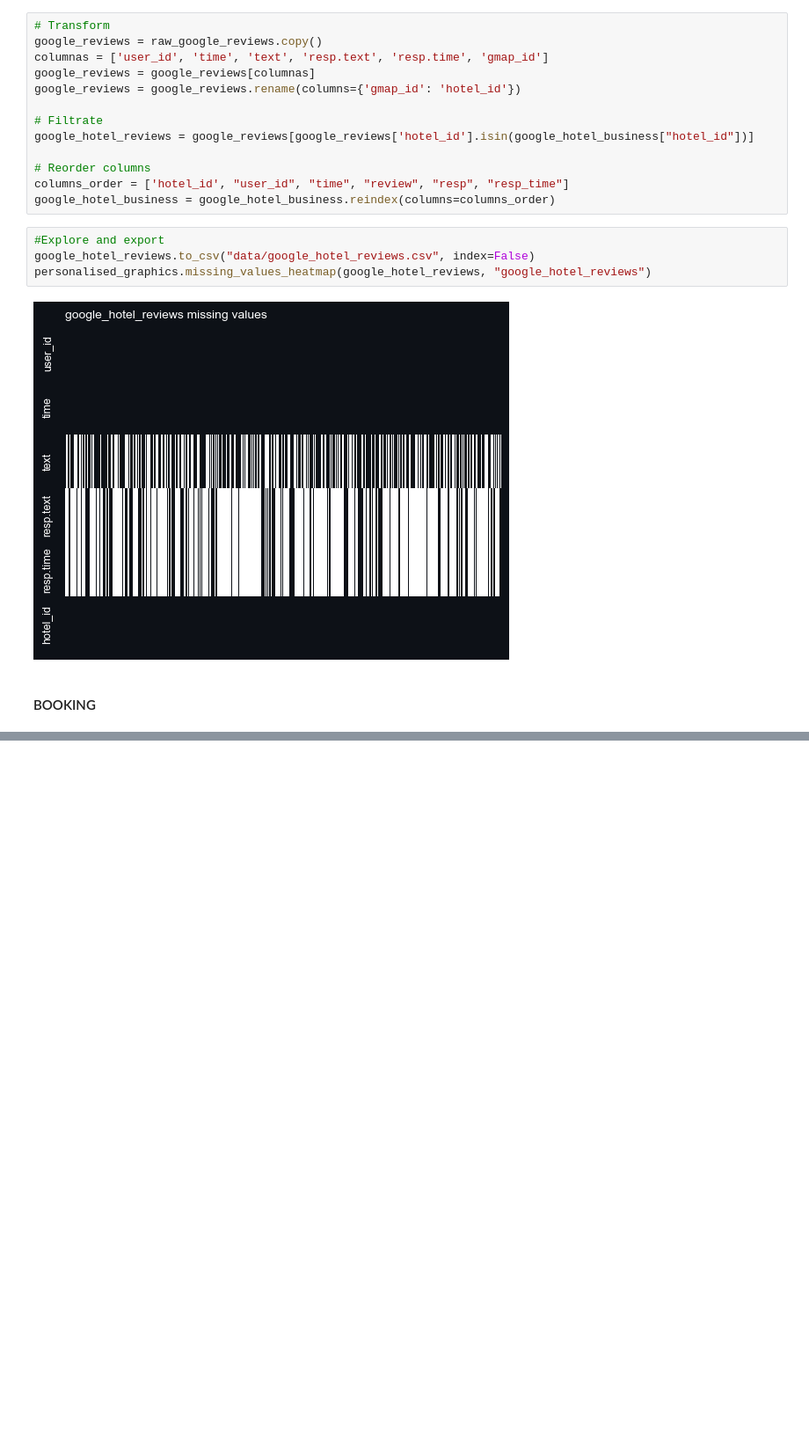
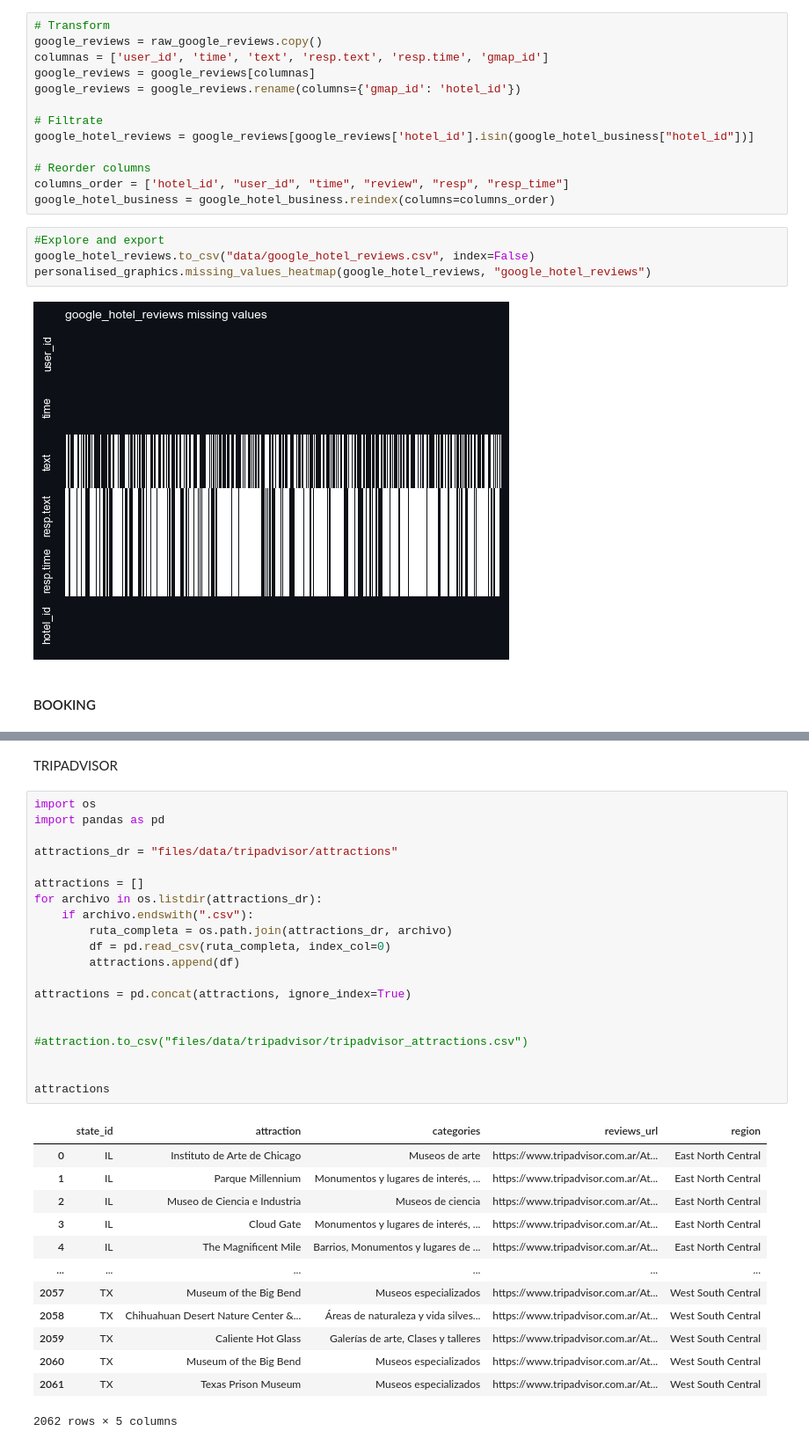
Before and after one commit to LeonardoCostaH/PF_DS_YELP, a Jupyter notebook: 01_ETL.ipynb, the cells around one changed output, grey strips where cells are left out. Shown at 88% size. Cells and saved outputs as stored; diff of their text form; blank space fills up the shorter version.

```diff
--- a/01_ETL.ipynb
+++ b/01_ETL.ipynb
@@ -333,3 +332,39 @@ usa_hotels
 | 18952 | Maryland | Hagerstown | Boonsboro Studio with Wood-Burnin... | 10.0 | 221.081 | https://www.booking.com/hotel/us/... | NaN | 43970 |
 | 17843 | Louisiana | Monroe | Zgodan | 10.0 | 137.052 | https://www.booking.com/hotel/ar/... | NaN | 43971 |
 43971 rows × 8 columns
+# %% [markdown]
+TRIPADVISOR
+# %%
+import os
+import pandas as pd
+
+attractions_dr = "files/data/tripadvisor/attractions"
+
+attractions = []
+for archivo in os.listdir(attractions_dr):
+    if archivo.endswith(".csv"):
+        ruta_completa = os.path.join(attractions_dr, archivo)
+        df = pd.read_csv(ruta_completa, index_col=0)
+        attractions.append(df)
+
+attractions = pd.concat(attractions, ignore_index=True)
+
+
+#attraction.to_csv("files/data/tripadvisor/tripadvisor_attractions.csv")
+
+
+attractions
+# %% [output]
+|  | state_id | attraction | categories | reviews_url | region |
+| 0 | IL | Instituto de Arte de Chicago | Museos de arte | https://www.tripadvisor.com.ar/At... | East North Central |
+| 1 | IL | Parque Millennium | Monumentos y lugares de interés, ... | https://www.tripadvisor.com.ar/At... | East North Central |
+| 2 | IL | Museo de Ciencia e Industria | Museos de ciencia | https://www.tripadvisor.com.ar/At... | East North Central |
+| 3 | IL | Cloud Gate | Monumentos y lugares de interés, ... | https://www.tripadvisor.com.ar/At... | East North Central |
+| 4 | IL | The Magnificent Mile | Barrios, Monumentos y lugares de ... | https://www.tripadvisor.com.ar/At... | East North Central |
+| ... | ... | ... | ... | ... | ... |
+| 2057 | TX | Museum of the Big Bend | Museos especializados | https://www.tripadvisor.com.ar/At... | West South Central |
+| 2058 | TX | Chihuahuan Desert Nature Center &... | Áreas de naturaleza y vida silves... | https://www.tripadvisor.com.ar/At... | West South Central |
+| 2059 | TX | Caliente Hot Glass | Galerías de arte, Clases y talleres | https://www.tripadvisor.com.ar/At... | West South Central |
+| 2060 | TX | Museum of the Big Bend | Museos especializados | https://www.tripadvisor.com.ar/At... | West South Central |
+| 2061 | TX | Texas Prison Museum | Museos especializados | https://www.tripadvisor.com.ar/At... | West South Central |
+2062 rows × 5 columns
```
Also changed, not shown: parts of 5 cells of this notebook.
